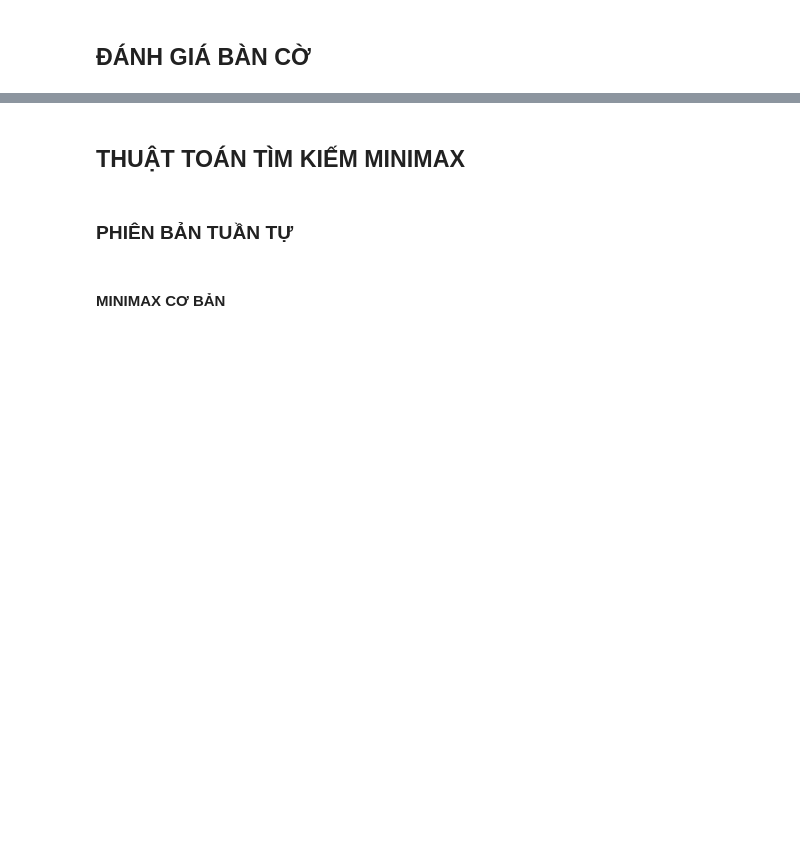
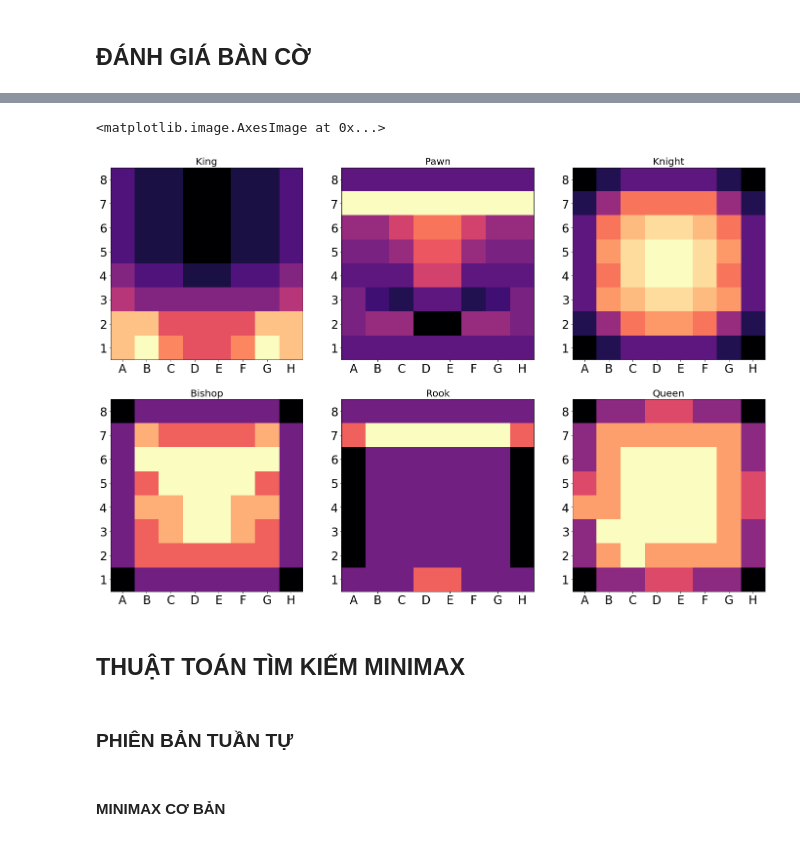
Before and after one commit to vv-hieu/ParallelChessEngine, a Jupyter notebook: Report.ipynb, the cells around one changed output, grey strips where cells are left out. Drawn from its saved outputs; the diff is of its cells as text; code cells hidden in the pictures; blank space fills up the shorter version.

```diff
--- a/Report.ipynb
+++ b/Report.ipynb
@@ -141,2 +144,33 @@ Trong đồ án này, FEN là phương tiện để khởi tạo một bàn cờ
+# %%
+fig, axs = plt.subplots(2, 3, figsize = (24, 16))
+
+for row in range(2):
+    for col in range(3):
+        axs[row, col].tick_params(axis='both', labelsize=24)
+        axs[row, col].set_xticks(np.arange(8))
+        axs[row, col].set_xticklabels([ 'A', 'B', 'C', 'D', 'E', 'F', 'G', 'H' ])
+        axs[row, col].set_yticks(np.arange(8))
+        axs[row, col].set_yticklabels([ '8', '7', '6', '5', '4', '3', '2', '1' ])
+
+axs[0, 0].set_title('King', fontdict={'fontsize': 20, 'fontweight': 'medium'})
+axs[0, 0].imshow(np.flip(np.array(ChessPieces.PIECE_SQUARE_TABLE_KING).reshape((8, 8)), axis = 0), cmap = 'magma')
+
+axs[0, 1].set_title('Pawn', fontdict={'fontsize': 20, 'fontweight': 'medium'})
+axs[0, 1].imshow(np.flip(np.array(ChessPieces.PIECE_SQUARE_TABLE_PAWN).reshape((8, 8)), axis = 0), cmap = 'magma')
+
+axs[0, 2].set_title('Knight', fontdict={'fontsize': 20, 'fontweight': 'medium'})
+axs[0, 2].imshow(np.flip(np.array(ChessPieces.PIECE_SQUARE_TABLE_KNIGHT).reshape((8, 8)), axis = 0), cmap = 'magma')
+
+axs[1, 0].set_title('Bishop', fontdict={'fontsize': 20, 'fontweight': 'medium'})
+axs[1, 0].imshow(np.flip(np.array(ChessPieces.PIECE_SQUARE_TABLE_BISHOP).reshape((8, 8)), axis = 0), cmap = 'magma')
+
+axs[1, 1].set_title('Rook', fontdict={'fontsize': 20, 'fontweight': 'medium'})
+axs[1, 1].imshow(np.flip(np.array(ChessPieces.PIECE_SQUARE_TABLE_ROOK).reshape((8, 8)), axis = 0), cmap = 'magma')
+
+axs[1, 2].set_title('Queen', fontdict={'fontsize': 20, 'fontweight': 'medium'})
+axs[1, 2].imshow(np.flip(np.array(ChessPieces.PIECE_SQUARE_TABLE_QUEEN).reshape((8, 8)), axis = 0), cmap = 'magma')
+# %% [output]
+<matplotlib.image.AxesImage at 0x...>
+[figure, added]
 # %% [markdown]
 ## **THUẬT TOÁN TÌM KIẾM MINIMAX**
```
Also changed, not shown: parts of 45 cells of this notebook, 7 other files.
